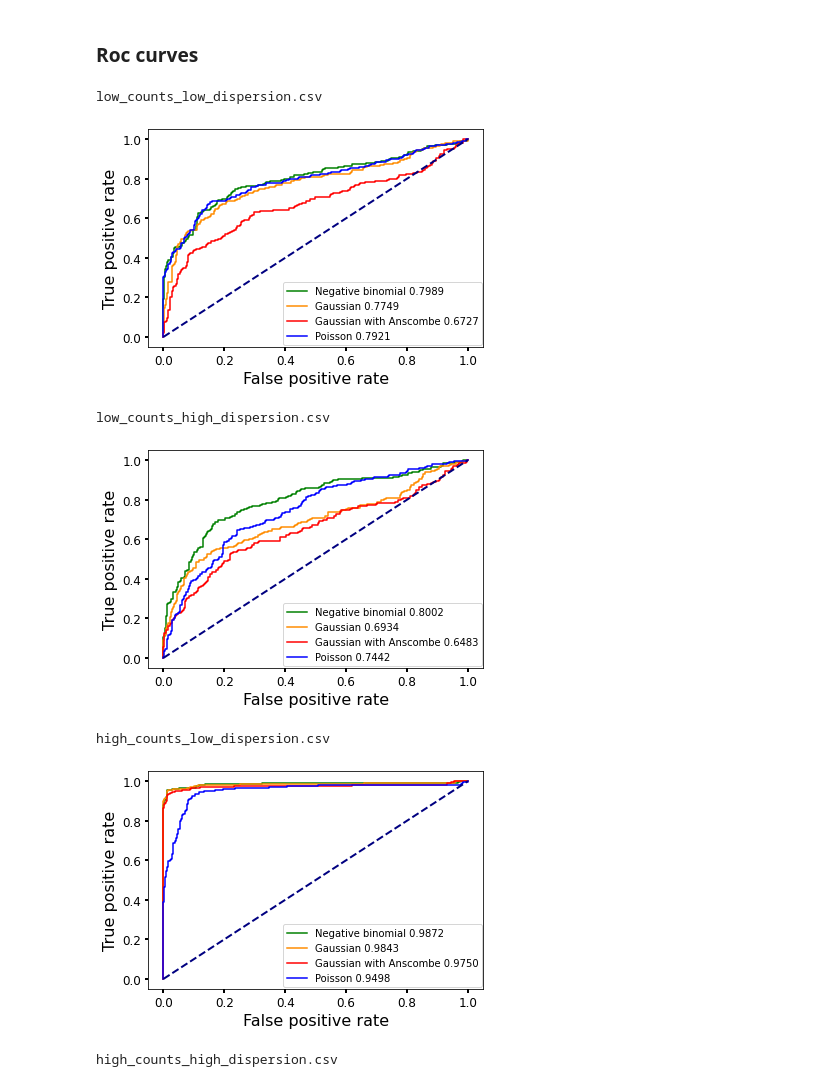
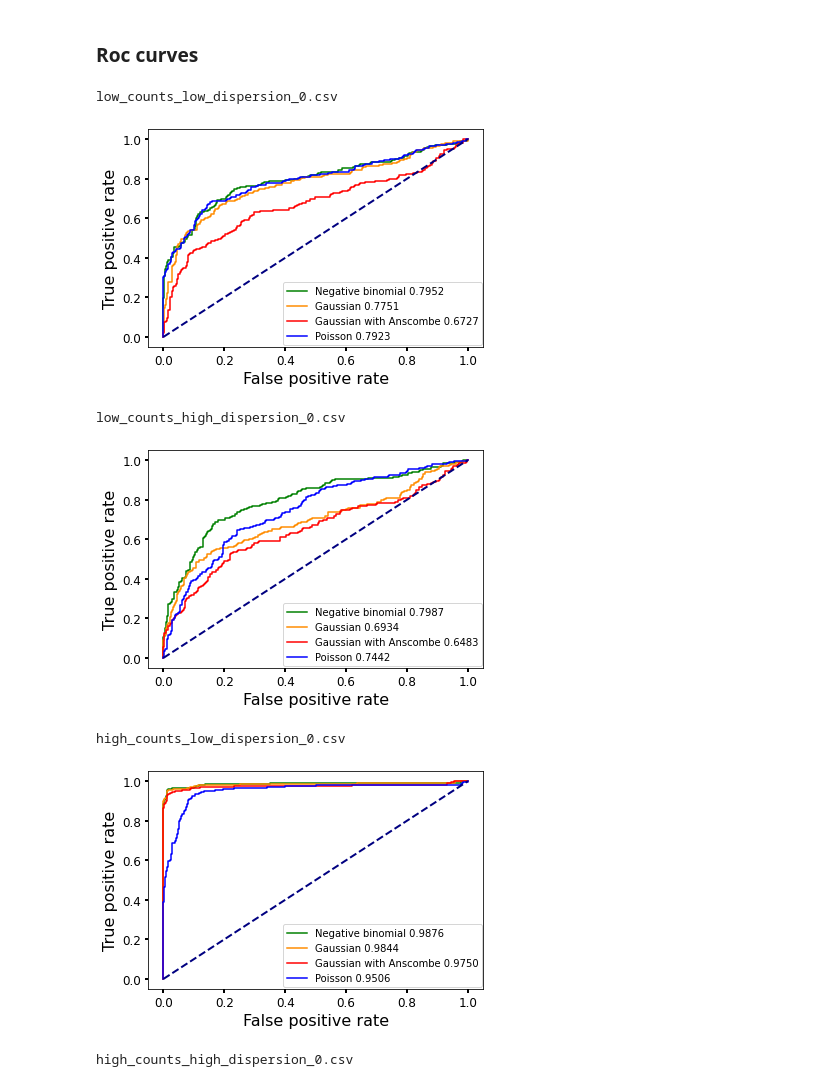
Before and after one commit to ManchesterBioinference/GPcounts, a Jupyter notebook: paper_notebooks/One_sample_test.ipynb, the cells around one changed output. Saved outputs shown, nothing was run; the diff lists cells and outputs as text; code cells hidden in the pictures.

```diff
--- a/paper_notebooks/One_sample_test.ipynb
+++ b/paper_notebooks/One_sample_test.ipynb
@@ -12,13 +12,13 @@ import gpflow
 from helper import plot
 # %%
 files = [
-    '../data/low_counts_low_dispersion.csv'
-    ,'../data/low_counts_high_dispersion.csv'
-    ,'../data/high_counts_low_dispersion.csv'
-    ,'../data/high_counts_high_dispersion.csv'
+    '../data/low_counts_low_dispersion_0.csv'
+    ,'../data/low_counts_high_dispersion_0.csv'
+    ,'../data/high_counts_low_dispersion_0.csv'
+    ,'../data/high_counts_high_dispersion_0.csv'
     ]
 
-X = pd.read_csv('../data/time_points.csv',index_col=[0])
+X = pd.read_csv('../data/time_points0.csv',index_col=[0])
 
 for file in files:
     print(file)
@@ -33,10 +38,10 @@ for file in files:
 To do Anscombe_transformation, run /Analysis/Theory/Anscombe transformation.ipynb notebook from [SpatialDE](https://github.com/Teichlab/SpatialDE) package
 # %%
 files = [
-    '../data/Anscombe_transformation_low_counts_low_dispersion.csv',
-    '../data/Anscombe_transformation_low_counts_high_dispersion.csv',
-    '../data/Anscombe_transformation_high_counts_low_dispersion.csv',
-    '../data/Anscombe_transformation_high_counts_high_dispersion.csv'
+    '../data/Anscombe_transformation_low_counts_low_dispersion_0.csv',
+    '../data/Anscombe_transformation_low_counts_high_dispersion_0.csv',
+    '../data/Anscombe_transformation_high_counts_low_dispersion_0.csv',
+    '../data/Anscombe_transformation_high_counts_high_dispersion_0.csv'
     ]
 
 X = pd.read_csv('../data/time_points.csv',index_col=[0])
@@ -65,10 +70,10 @@ from sklearn import metrics
 ### Roc curves
 # %%
 filesname = [
-            'low_counts_low_dispersion.csv'
-            ,'low_counts_high_dispersion.csv'
-            ,'high_counts_low_dispersion.csv'
-            ,'high_counts_high_dispersion.csv'
+            'low_counts_low_dispersion_0.csv'
+            ,'low_counts_high_dispersion_0.csv'
+            ,'high_counts_low_dispersion_0.csv'
+            ,'high_counts_high_dispersion_0.csv'
             ]
 
 for file in filesname:
@@ -88,37 +93,37 @@ for file in filesname:
             true_label[j] = 1
 
     labels = pd.DataFrame(true_label, index =NegativeBinomial.index.values, columns =['label'])
     NegativeBinomial = pd.concat([NegativeBinomial,labels],axis = 1)
     fig = plt.figure()
 
     plt.tick_params(labelsize='large', width=2)
     fpr_NB, tpr_NB, thresholds_NB = metrics.roc_curve( NegativeBinomial['label'], NegativeBinomial['log_likelihood_ratio'])
     AUC_NB=metrics.auc(fpr_NB, tpr_NB)
     plt.plot(fpr_NB, tpr_NB,color='green',label='Negative binomial {0:.4f}'.format(AUC_NB))
 
     fpr_G, tpr_G, thresholds_G = metrics.roc_curve(NegativeBinomial['label'],Gaussian['log_likelihood_ratio'])
     AUC_G=metrics.auc(fpr_G, tpr_G)
     plt.plot(fpr_G, tpr_G, color='darkorange', label='Gaussian {0:.4f}'.format(AUC_G))
 
     fpr_G_a, tpr_G_a, thresholds_G_a = metrics.roc_curve(NegativeBinomial['label'],Gaussian_anscombe['log_likelihood_ratio'])
     AUC_G_a=metrics.auc(fpr_G_a, tpr_G_a)
     plt.plot(fpr_G_a, tpr_G_a, color='red', label='Gaussian with Anscombe {0:.4f}'.format(AUC_G_a))
 
     fpr_P, tpr_P, thresholds_P = metrics.roc_curve( NegativeBinomial['label'], Poisson['log_likelihood_ratio'])
     AUC_P=metrics.auc(fpr_P, tpr_P)
     plt.plot(fpr_P, tpr_P,color='blue',label='Poisson {0:.4f}'.format(AUC_P))
 
     plt.plot([0, 1], [0, 1], color='navy', lw=2, linestyle='--')
 
     plt.legend(loc='upper center', bbox_to_anchor=(.70, 0.32))
     plt.xlabel('False positive rate', fontsize=16)
     plt.ylabel('True positive rate', fontsize=16)
     plt.show()
 # %% [output]
-low_counts_low_dispersion.csv
+low_counts_low_dispersion_0.csv
-[figure, old version]
+[figure, new version]
-low_counts_high_dispersion.csv
+low_counts_high_dispersion_0.csv
 [figure]
-high_counts_low_dispersion.csv
+high_counts_low_dispersion_0.csv
 [figure]
-high_counts_high_dispersion.csv
+high_counts_high_dispersion_0.csv
```
Also changed, not shown: parts of 7 cells of this notebook, 54 other files.
